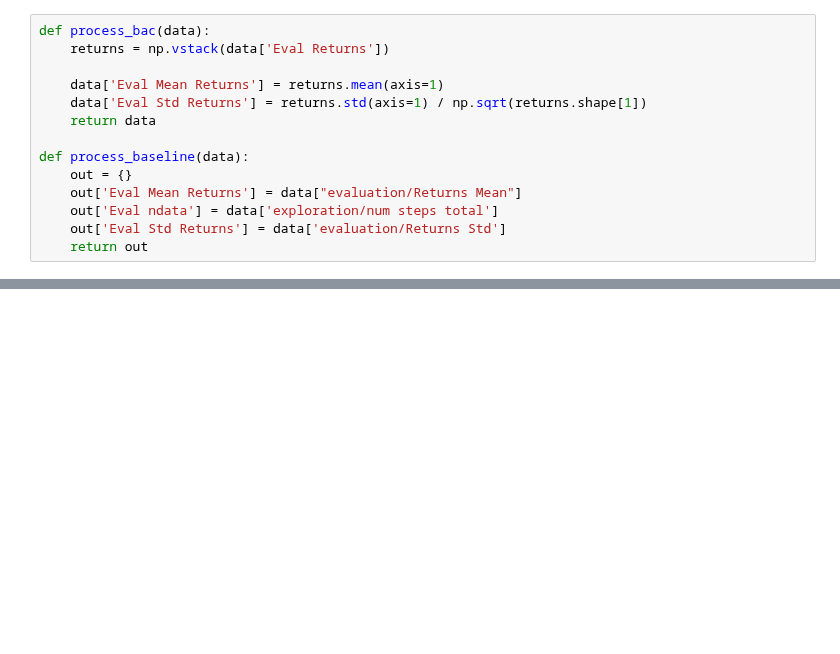
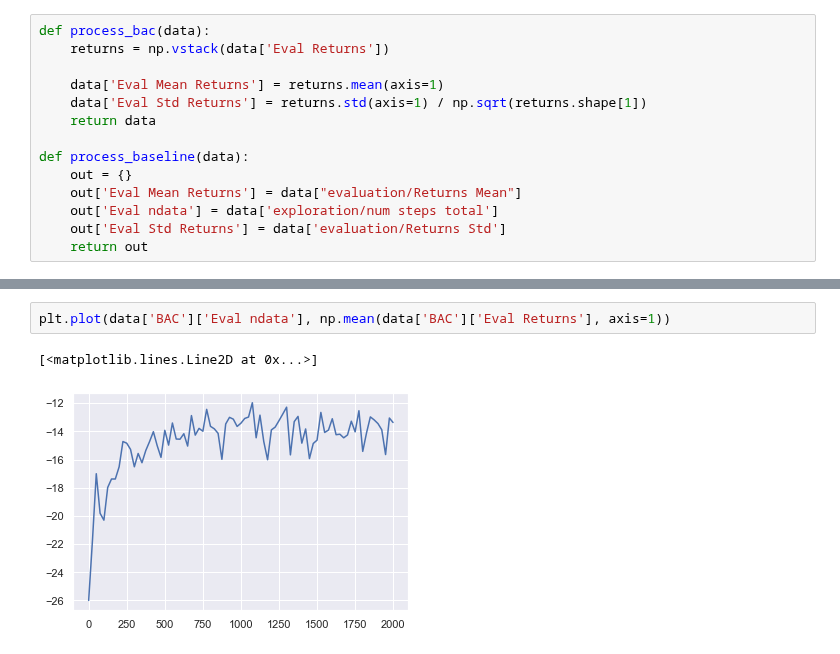
Before and after one commit to fusion-ml/trajectory-information-rl, a Jupyter notebook: notebooks/plot_returns.ipynb, the cells around one changed output, grey strips where cells are left out. Saved outputs shown, nothing was run; the diff lists cells and outputs as text; blank space fills up the shorter version.

```diff
--- a/notebooks/plot_returns.ipynb
+++ b/notebooks/plot_returns.ipynb
@@ -135,0 +145,5 @@ Text(0.5, 0.98, 'Control Performance on reacher')
+# %%
+plt.plot(data['BAC']['Eval ndata'], np.mean(data['BAC']['Eval Returns'], axis=1))
+# %% [output]
+[<matplotlib.lines.Line2D at 0x...>]
+[figure, added]
```
Also changed, not shown: parts of 6 cells of this notebook.
